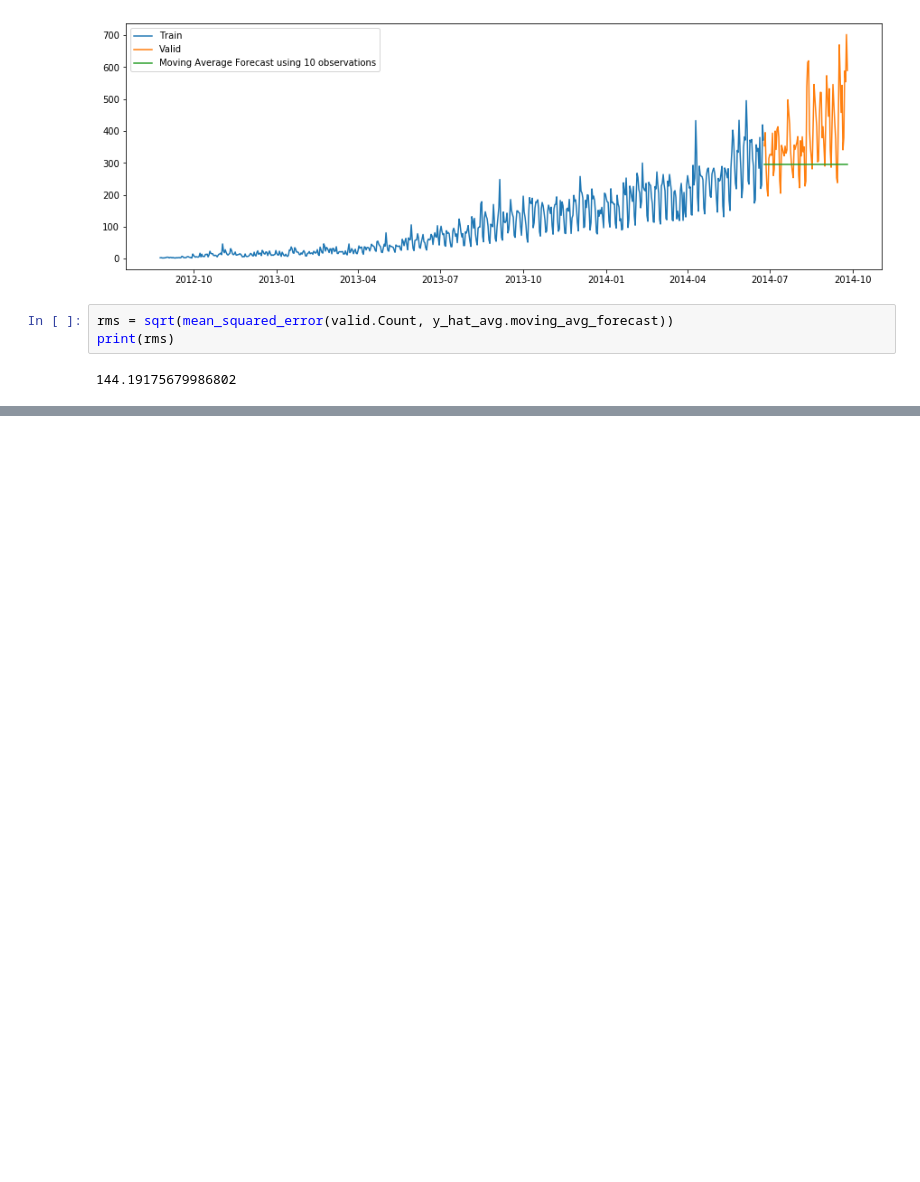
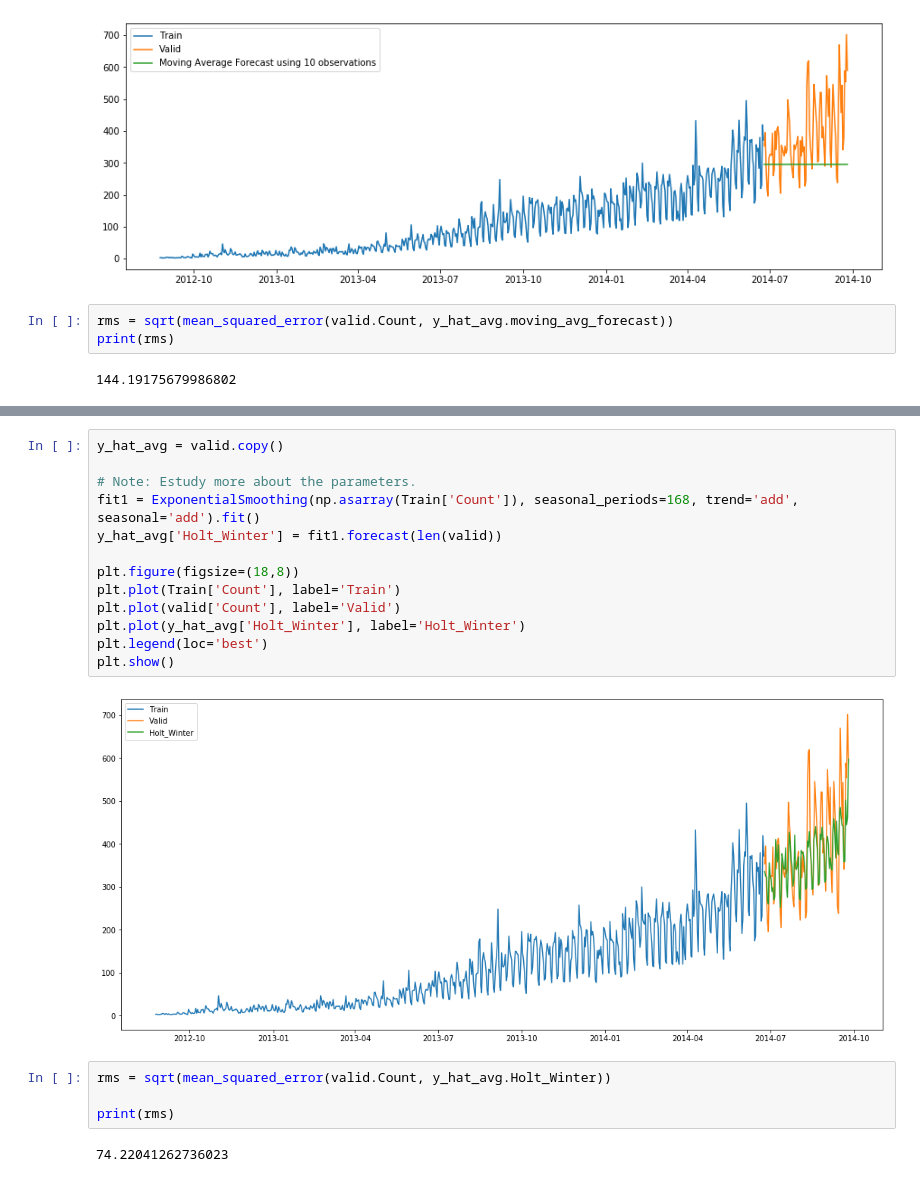
Before and after one commit to anologicon/jat-rail-time-series, a Jupyter notebook: JatRailTimeSeries.ipynb, the cells around one changed output, grey strips where cells are left out. Saved outputs shown, nothing was run; the diff lists cells and outputs as text; blank space fills up the shorter version.

```diff
--- a/JatRailTimeSeries.ipynb
+++ b/JatRailTimeSeries.ipynb
@@ -251,0 +299,21 @@ print(rms)
+# %%
+y_hat_avg = valid.copy()
+
+# Note: Estudy more about the parameters.
+fit1 = ExponentialSmoothing(np.asarray(Train['Count']), seasonal_periods=168, trend='add', seasonal='add').fit()
+y_hat_avg['Holt_Winter'] = fit1.forecast(len(valid))
+
+plt.figure(figsize=(18,8))
+plt.plot(Train['Count'], label='Train')
+plt.plot(valid['Count'], label='Valid')
+plt.plot(y_hat_avg['Holt_Winter'], label='Holt_Winter')
+plt.legend(loc='best')
+plt.show()
+# %% [output]
+[figure, added]
+# %%
+rms = sqrt(mean_squared_error(valid.Count, y_hat_avg.Holt_Winter))
+
+print(rms)
+# %% [output]
+74.22041262736023
```
Also changed, not shown: parts of 10 cells of this notebook.
